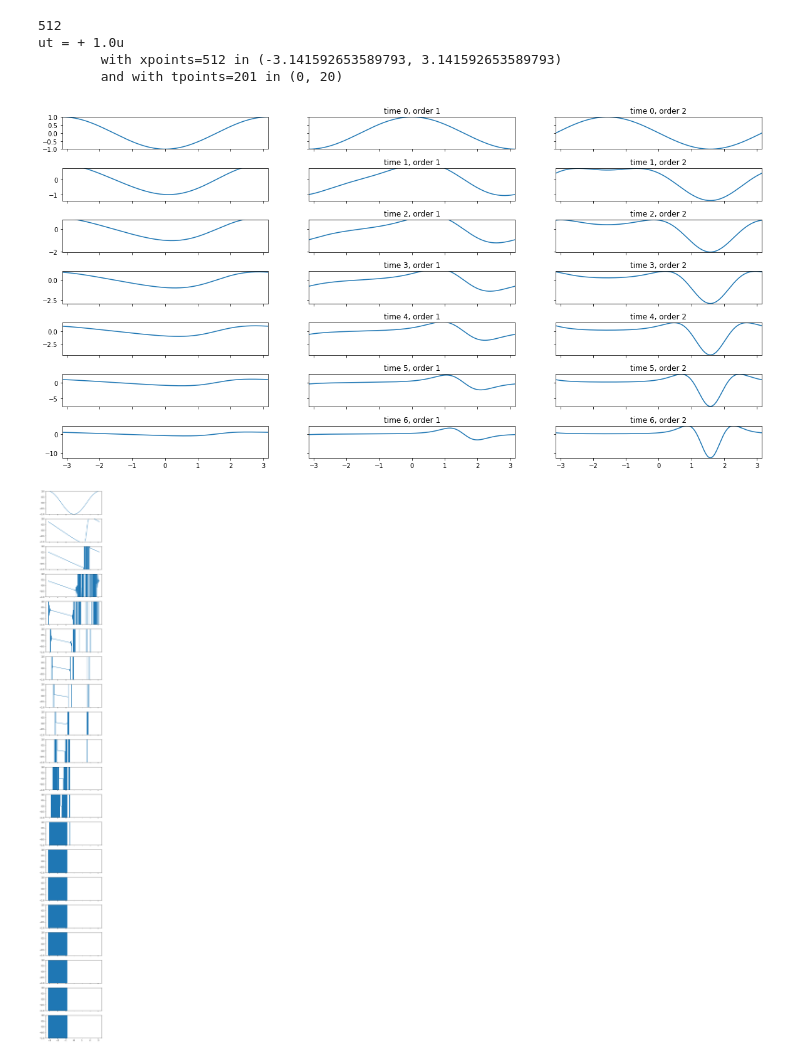
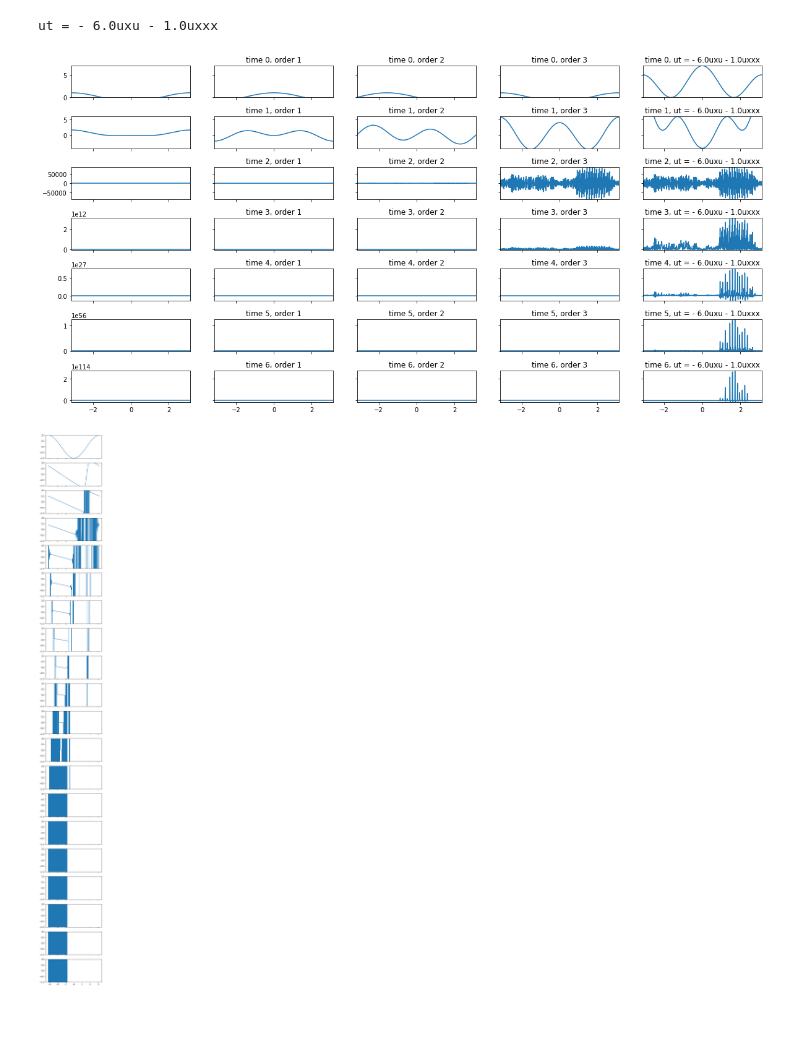
Before and after one commit to ZacharyVernec/PDE-FIND, a Jupyter notebook: PDE_FIND.ipynb, the cells around one changed output. Cells and saved outputs as stored; diff of their text form; code cells hidden in the pictures; blank space fills up the shorter version.

```diff
--- a/PDE_FIND.ipynb
+++ b/PDE_FIND.ipynb
@@ -35,14 +35,13 @@ class PDE:
     def init_u(self):
         #makes one wavelength of cos, from 1 crest to the next
         xarr = np.linspace(self.xrange[0], self.xrange[1], self.xpoints, endpoint=False)
-        print(len(xarr))
         k = 2*np.pi/(self.xrange[1] - self.xrange[0])
         phi = np.pi
         u0 = np.cos(k*xarr+phi)
         uempty = np.full((self.xpoints,), np.nan, dtype=float)
         return np.vstack([u0]+[uempty]*(self.tpoints-1))
 
-    def __repr__(self):
+    def __str__(self):
         rep = 'ut ='
         for order in range(self.max_order+1):
             for degree in range(self.max_degree+1):
@@ -70,6 +69,9 @@ class PDE:
                 rep += term
         if rep == 'ut =':
             rep = 'ut = 0'
+        return rep
+    def __repr__(self):
+        rep = self.__str__()
         rep += '\n\twith xpoints='+str(self.xpoints)+' in '+str(self.xrange)
         rep += '\n\tand with tpoints='+str(self.tpoints)+' in '+str(self.trange)
         return rep
@@ -177,39 +179,40 @@ class PDE:
             print("PDE already simulated")
             return self.u
 # %%
-xi = np.zeros((1, 2))
-xi[0, 1] = 1
+xi = np.zeros((4, 2))
+xi[3,0] = -1
+xi[1,1] = -6
 pde = PDE(xi, xrange=(-np.pi, np.pi))
 print(pde)
 # %% [output]
-512
-ut = + 1.0u
-        with xpoints=512 in (-3.141592653589793, 3.141592653589793)
-        and with tpoints=201 in (0, 20)
+ut = - 6.0uxu - 1.0uxxx
 # %%
 #print(pde.get_x_deriv_middle(0, 512//4, 1, verbose=True))
 max_time = 7
 
-fig, axes = plt.subplots(nrows=max_time, ncols=3, figsize=(20,10), sharex='all', sharey='row')
+fig, axes = plt.subplots(nrows=max_time, ncols=5, figsize=(20,10), sharex='all', sharey='row')
 x = np.linspace(pde.xrange[0], pde.xrange[1], pde.xpoints)
 
 for time in range(max_time):
     y0 = pde.u[time]
     axes[time, 0].plot(x, y0)
     #ylims = axes[time, 0].get_ylim()
-    for order in range(1, 3):
+    for order in range(1, 4):
         y = [pde.get_x_deriv(time, point, order) for point in range(pde.xpoints)]
         axes[time, order].plot(x, y)
         axes[time, order].set(title='time '+str(time)+', order '+str(order))
+    y = [pde.get_t_deriv(time, point) for point in range(pde.xpoints)]
+    axes[time, -1].plot(x, y)
+    axes[time, -1].set(title='time '+str(time)+', '+str(pde))
     pde.u[time+1] = pde.sim_next_grid(time)
     ymin = np.min(y[int(pde.xpoints*0.10):int(pde.xpoints*0.90)])
     ymax = np.max(y[int(pde.xpoints*0.10):int(pde.xpoints*0.90)])
     axes[time, 0].set_xlim(pde.xrange[0], pde.xrange[1])
     axes[time, 0].set_ylim(ymin, ymax)
 plt.subplots_adjust(hspace=0.6)
 plt.show()
 # %% [output]
-[figure, old version]
+[figure, new version]
 # %%
 np.seterr(all='raise')
 np.seterr(under='ignore')
```
